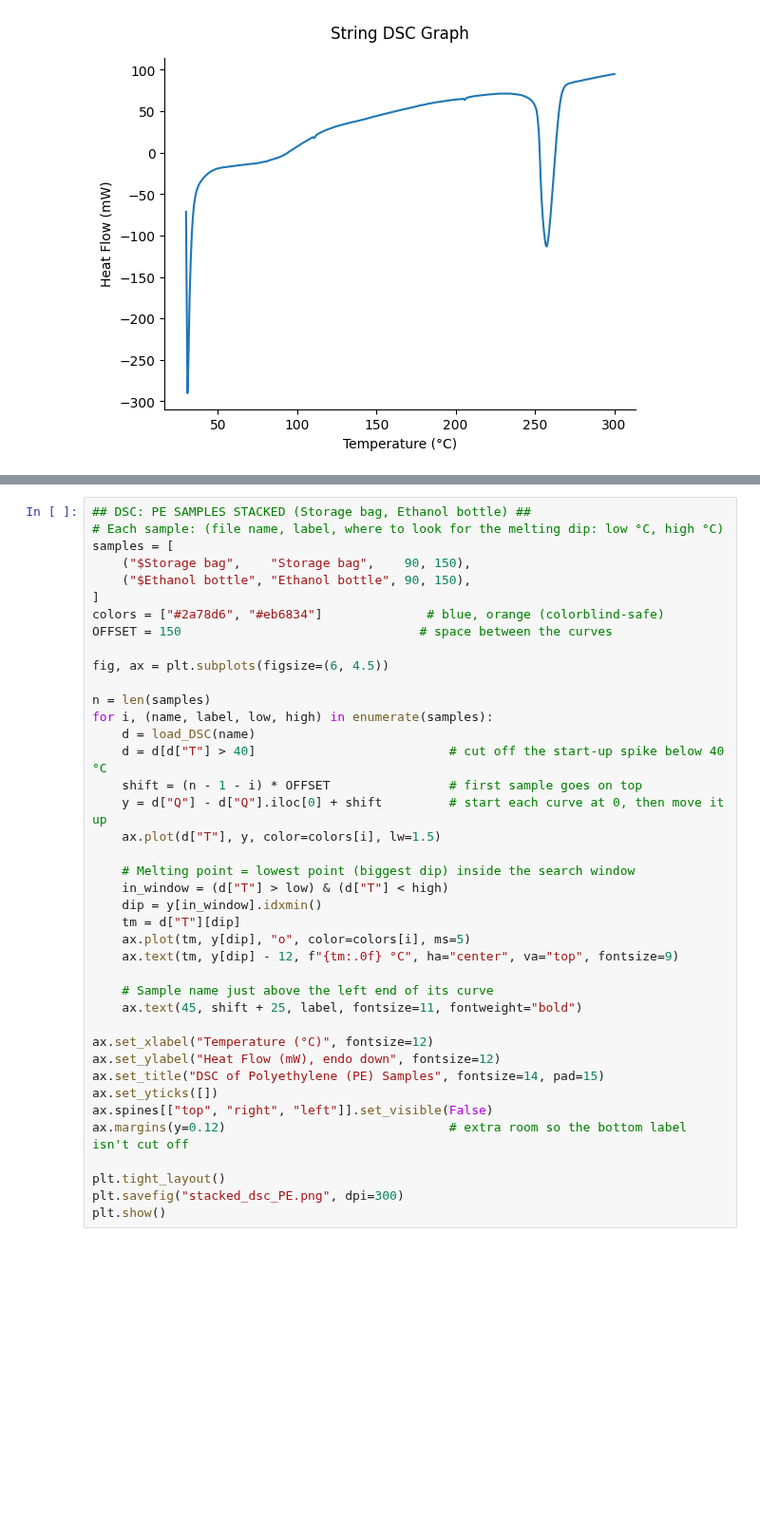
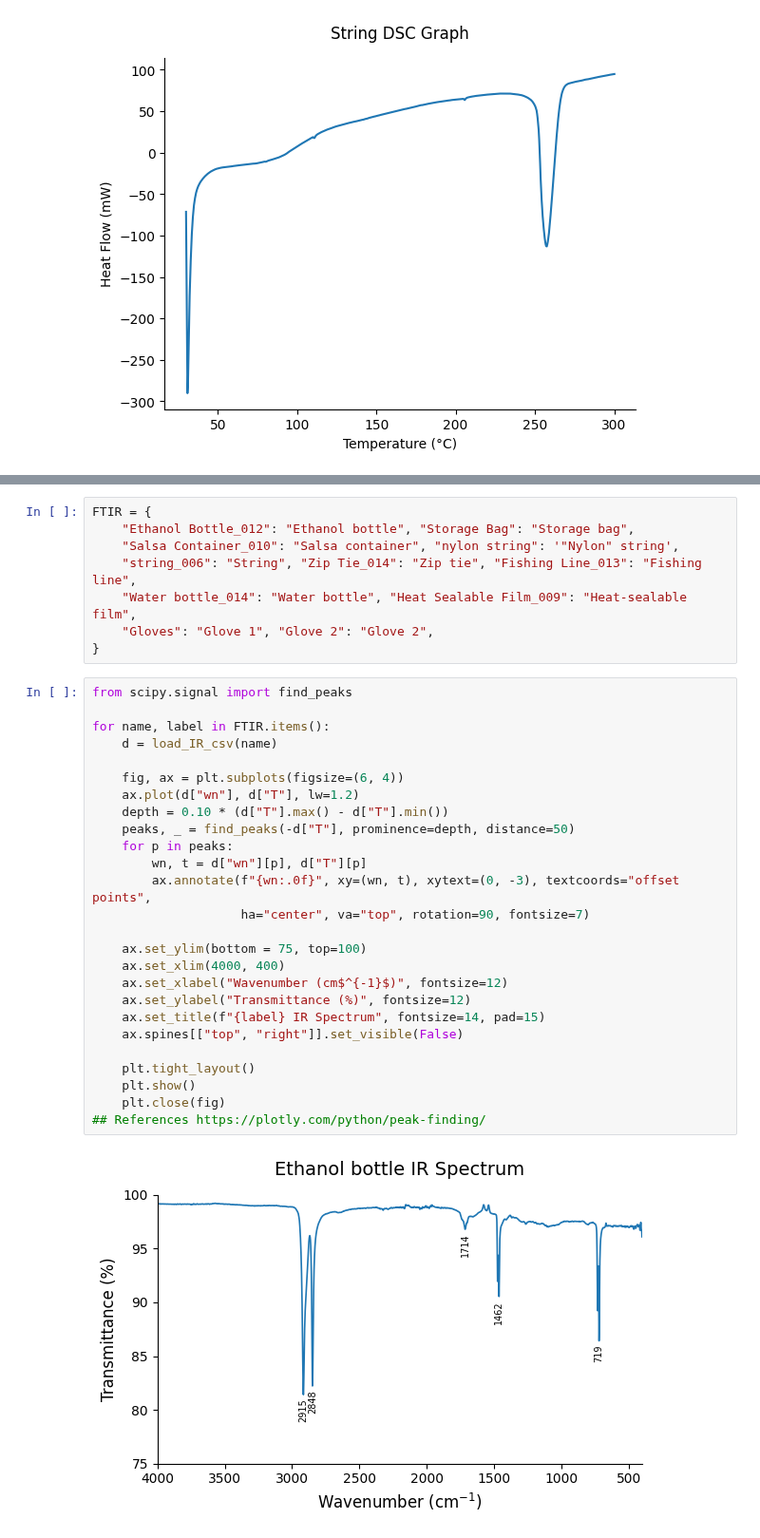
Before and after one commit to NethKuru/CHE-329-Physical-Chemistry-Lab, a Jupyter notebook: Lab01-Polyermer_Characterization_/Visualization.ipynb, the cells around one changed output, grey strips where cells are left out. Shown at 95% size. Saved outputs shown, nothing was run; the diff lists cells and outputs as text; blank space fills up the shorter version.

```diff
--- a/Lab01-Polyermer_Characterization_/Visualization.ipynb
+++ b/Lab01-Polyermer_Characterization_/Visualization.ipynb
@@ -205,40 +278,36 @@ plt.show()
-# %%
-## DSC: PE SAMPLES STACKED (Storage bag, Ethanol bottle) ##
-# Each sample: (file name, label, where to look for the melting dip: low °C, high °C)
-samples = [
-    ("$Storage bag",    "Storage bag",    90, 150),
-    ("$Ethanol bottle", "Ethanol bottle", 90, 150),
-]
-colors = ["#2a78d6", "#eb6834"]              # blue, orange (colorblind-safe)
-OFFSET = 150                                # space between the curves
-
-fig, ax = plt.subplots(figsize=(6, 4.5))
-
-n = len(samples)
-for i, (name, label, low, high) in enumerate(samples):
-    d = load_DSC(name)
-    d = d[d["T"] > 40]                          # cut off the start-up spike below 40 °C
-    shift = (n - 1 - i) * OFFSET                # first sample goes on top
-    y = d["Q"] - d["Q"].iloc[0] + shift         # start each curve at 0, then move it up
-    ax.plot(d["T"], y, color=colors[i], lw=1.5)
-
-    # Melting point = lowest point (biggest dip) inside the search window
-    in_window = (d["T"] > low) & (d["T"] < high)
-    dip = y[in_window].idxmin()
-    tm = d["T"][dip]
-    ax.plot(tm, y[dip], "o", color=colors[i], ms=5)
-    ax.text(tm, y[dip] - 12, f"{tm:.0f} °C", ha="center", va="top", fontsize=9)
-
-    # Sample name just above the left end of its curve
-    ax.text(45, shift + 25, label, fontsize=11, fontweight="bold")
-
-ax.set_xlabel("Temperature (°C)", fontsize=12)
-ax.set_ylabel("Heat Flow (mW), endo down", fontsize=12)
-ax.set_title("DSC of Polyethylene (PE) Samples", fontsize=14, pad=15)
-ax.set_yticks([])
-ax.spines[["top", "right", "left"]].set_visible(False)
-ax.margins(y=0.12)                              # extra room so the bottom label isn't cut off
-
-plt.tight_layout()
-plt.savefig("stacked_dsc_PE.png", dpi=300)
-plt.show()
+# %%
+FTIR = {
+    "Ethanol Bottle_012": "Ethanol bottle", "Storage Bag": "Storage bag",
+    "Salsa Container_010": "Salsa container", "nylon string": '"Nylon" string',
+    "string_006": "String", "Zip Tie_014": "Zip tie", "Fishing Line_013": "Fishing line",
+    "Water bottle_014": "Water bottle", "Heat Sealable Film_009": "Heat-sealable film",
+    "Gloves": "Glove 1", "Glove 2": "Glove 2",
+}
+# %%
+from scipy.signal import find_peaks
+
+for name, label in FTIR.items():
+    d = load_IR_csv(name)
+
+    fig, ax = plt.subplots(figsize=(6, 4))
+    ax.plot(d["wn"], d["T"], lw=1.2)
+    depth = 0.10 * (d["T"].max() - d["T"].min())
+    peaks, _ = find_peaks(-d["T"], prominence=depth, distance=50)
+    for p in peaks:
+        wn, t = d["wn"][p], d["T"][p]
+        ax.annotate(f"{wn:.0f}", xy=(wn, t), xytext=(0, -3), textcoords="offset points",
+                    ha="center", va="top", rotation=90, fontsize=7)
+
+    ax.set_ylim(bottom = 75, top=100)
+    ax.set_xlim(4000, 400)
+    ax.set_xlabel("Wavenumber (cm$^{-1}$)", fontsize=12)
+    ax.set_ylabel("Transmittance (%)", fontsize=12)
+    ax.set_title(f"{label} IR Spectrum", fontsize=14, pad=15)
+    ax.spines[["top", "right"]].set_visible(False)
+
+    plt.tight_layout()
+    plt.show()
+    plt.close(fig)
+## References https://plotly.com/python/peak-finding/
+# %% [output]
+[figure, added]
```
Also changed, not shown: parts of 4 cells of this notebook, 1 other file.
